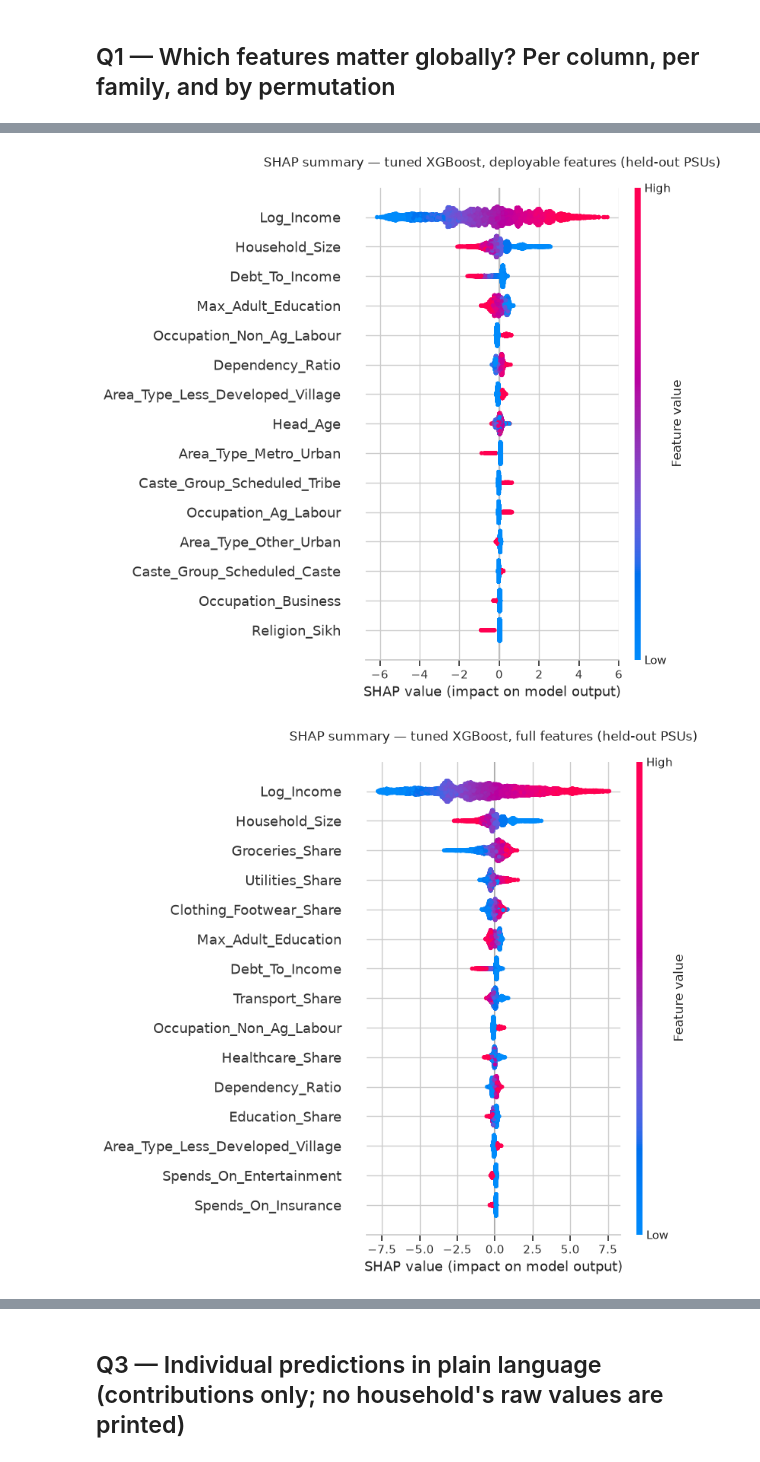
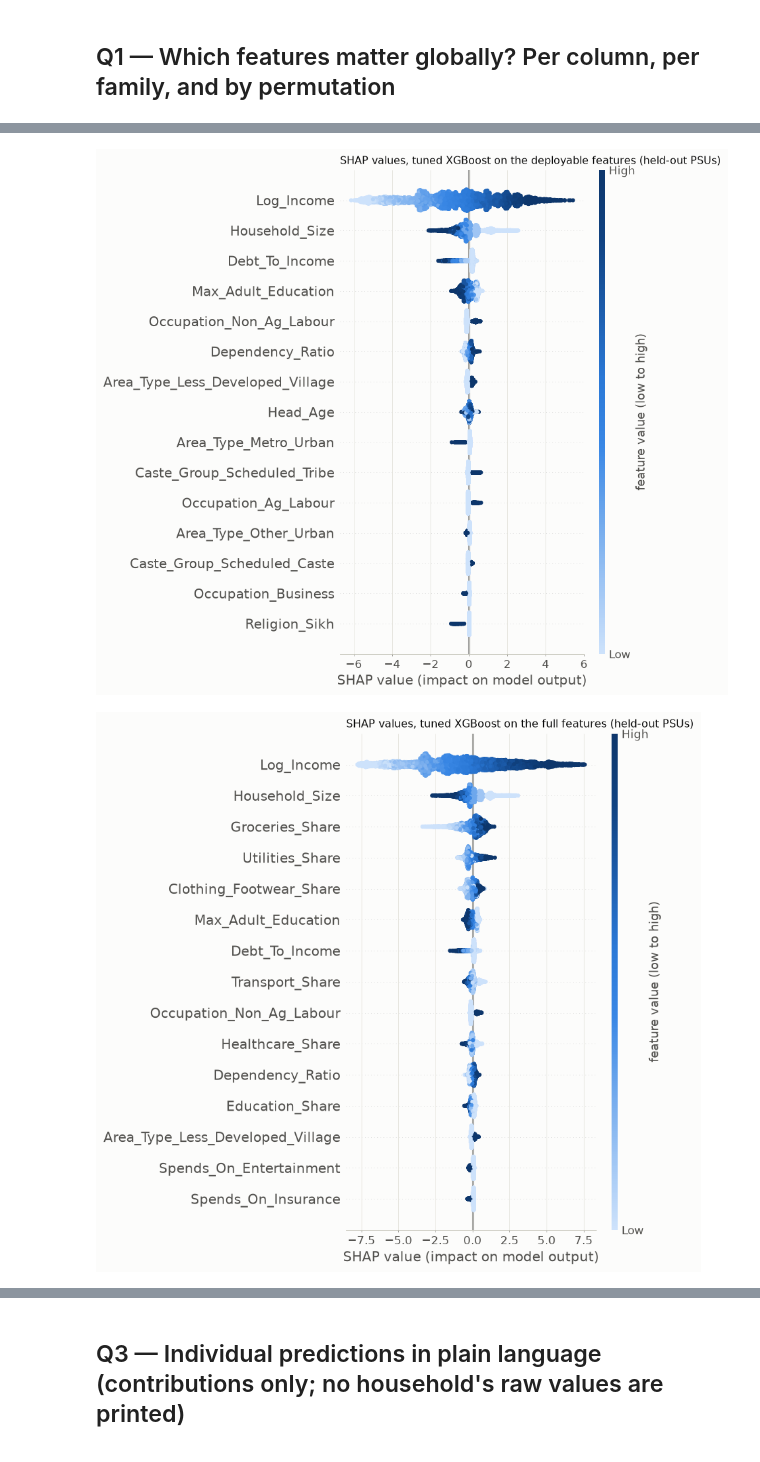
Before and after one commit to saint2706/savings-goal-classifier, a Jupyter notebook: notebooks/05_explainability.ipynb, the cells around one changed output, grey strips where cells are left out. Saved outputs shown, nothing was run; the diff lists cells and outputs as text; code cells hidden in the pictures.

```diff
--- a/notebooks/05_explainability.ipynb
+++ b/notebooks/05_explainability.ipynb
@@ -15,18 +14,18 @@ warnings.filterwarnings("ignore")
 import matplotlib.pyplot as plt
 import numpy as np
 import pandas as pd
-import seaborn as sns
 import shap
 from sklearn.metrics import roc_auc_score
 from sklearn.pipeline import make_pipeline
 
 from savings_goal import config as C
+from savings_goal import viz
 from savings_goal.evaluation import explain
 from savings_goal.features.engineer import spec_from_frame
 from savings_goal.io import load_features, write_result
 from savings_goal.models.pipeline import load_model_final, logistic, preprocessor, xgb_pipeline
 
-sns.set_theme(style="whitegrid")
+viz.use()
 feats = load_features()
 spec = spec_from_frame(feats)
 final = load_model_final()
@@ -130,14 +129,16 @@ Debt                                    0.1774                  0.0348
 Participation indicators                0.1672                  0.0328                   0.0030                      0.0054
 # %%
 for name in SETS:
-    fig = plt.figure(figsize=(10, 7))
-    shap.summary_plot(shap_vals[name], Xt[name].to_numpy(), feature_names=names[name], max_display=15, show=False)
-    plt.title(f"SHAP summary — tuned XGBoost, {name} features (held-out PSUs)", pad=20)
-    plt.tight_layout()
-    plt.savefig(C.RESULTS / ("shap_summary.png" if name == "deployable" else "shap_summary_full.png"),
-                dpi=150, bbox_inches="tight")
+    fig = plt.figure(figsize=(9, 6.5))
+    shap.summary_plot(shap_vals[name], Xt[name].to_numpy(), feature_names=names[name], max_display=15,
+                      show=False, cmap=viz.SEQUENTIAL, color_bar_label="feature value (low to high)")
+    ax = plt.gca()
+    viz.strip(ax, "x")
+    ax.axvline(0, color=viz.AXIS, lw=0.8, zorder=0)
+    ax.set_title(f"SHAP values, tuned XGBoost on the {name} features (held-out PSUs)")
+    plt.savefig(C.RESULTS / ("shap_summary.png" if name == "deployable" else "shap_summary_full.png"))
     plt.show()
 # %% [output]
-[figure, old version]
+[figure, new version]
-[figure, old version]
+[figure, new version]
 # %% [markdown]
```
Also changed, not shown: parts of 5 cells of this notebook, 53 other files.
